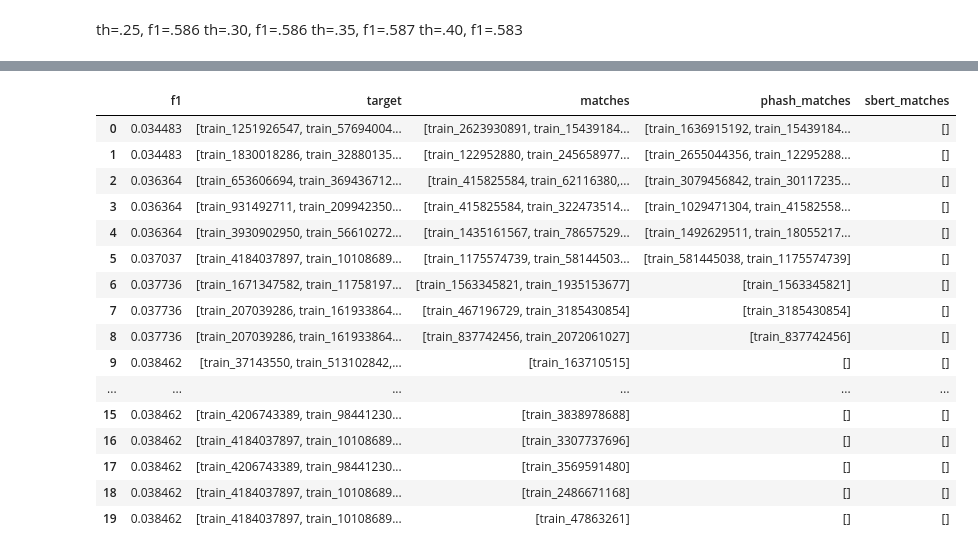
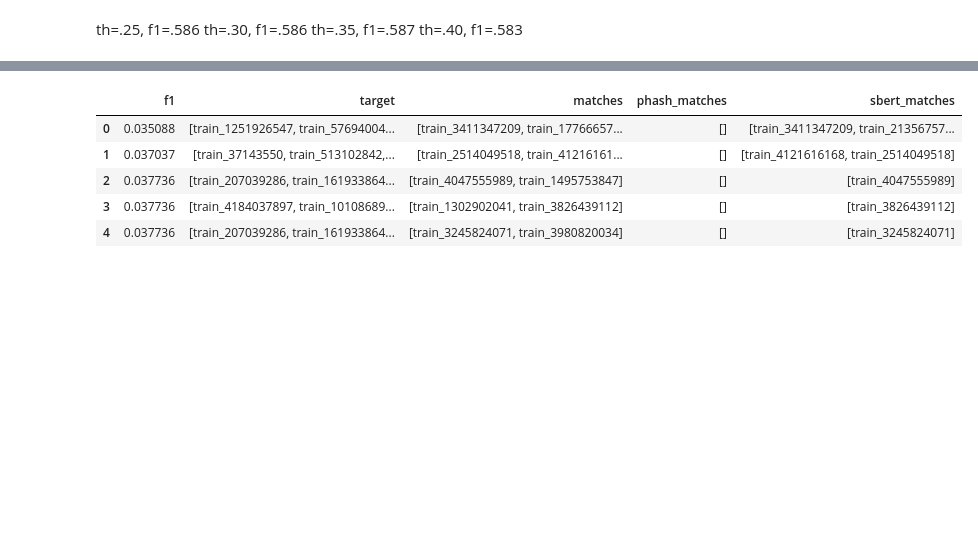
Before and after one commit to seahrh/kaggle-shopee-product-matching, a Jupyter notebook: validation.ipynb, the cells around one changed output, grey strips where cells are left out. Saved outputs shown, nothing was run; the diff lists cells and outputs as text; code cells hidden in the pictures; blank space fills up the shorter version.

```diff
--- a/validation.ipynb
+++ b/validation.ipynb
@@ -31,5 +31,5 @@ th=.35, f1=.587
 th=.40, f1=.583
 # %%
 %%time
-train["phash_matches"] = mylib.phash_matches(train, threshold=0.35)
+train["phash_matches"] = mylib.phash_matches(train, threshold=0.3)
 # %% [output]
@@ -40,12 +40,12 @@ posting_ids = train["posting_id"].tolist()
 sentences = train["title"].tolist()
 # %%
 %%time
-# stsb-distilbert-base
-st_name = "paraphrase-distilroberta-base-v1"
+st_name = "stsb-distilbert-base"
+#st_name = "paraphrase-distilroberta-base-v1"
 train["sbert_matches"] = mylib.sbert_matches(
     model_path=f"pretrained/sentence-transformers/{st_name}",
     sentences=sentences,
     posting_ids=posting_ids,
-    threshold=0.4
+    threshold=0.6
 )
 # %% [output]
@@ -82,21 +82,10 @@ train[cols].head(30)
 # %%
 train.sort_values("f1", ascending=True, inplace=True, ignore_index=True)
-train[cols].head(20)
+train[cols].head()
 # %% [output]
 |  | f1 | target | matches | phash_matches | sbert_matches |
-| 0 | 0.034483 | [train_1251926547, train_57694004... | [train_2623930891, train_15439184... | [train_1636915192, train_15439184... | [] |
-| 1 | 0.034483 | [train_1830018286, train_32880135... | [train_122952880, train_245658977... | [train_2655044356, train_12295288... | [] |
-| 2 | 0.036364 | [train_653606694, train_369436712... | [train_415825584, train_62116380,... | [train_3079456842, train_30117235... | [] |
-| 3 | 0.036364 | [train_931492711, train_209942350... | [train_415825584, train_322473514... | [train_1029471304, train_41582558... | [] |
-| 4 | 0.036364 | [train_3930902950, train_56610272... | [train_1435161567, train_78657529... | [train_1492629511, train_18055217... | [] |
-| 5 | 0.037037 | [train_4184037897, train_10108689... | [train_1175574739, train_58144503... | [train_581445038, train_1175574739] | [] |
-| 6 | 0.037736 | [train_1671347582, train_11758197... | [train_1563345821, train_1935153677] | [train_1563345821] | [] |
-| 7 | 0.037736 | [train_207039286, train_161933864... | [train_467196729, train_3185430854] | [train_3185430854] | [] |
-| 8 | 0.037736 | [train_207039286, train_161933864... | [train_837742456, train_2072061027] | [train_837742456] | [] |
-| 9 | 0.038462 | [train_37143550, train_513102842,... | [train_163710515] | [] | [] |
-| ... | ... | ... | ... | ... | ... |
-| 15 | 0.038462 | [train_4206743389, train_98441230... | [train_3838978688] | [] | [] |
-| 16 | 0.038462 | [train_4184037897, train_10108689... | [train_3307737696] | [] | [] |
-| 17 | 0.038462 | [train_4206743389, train_98441230... | [train_3569591480] | [] | [] |
-| 18 | 0.038462 | [train_4184037897, train_10108689... | [train_2486671168] | [] | [] |
-| 19 | 0.038462 | [train_4184037897, train_10108689... | [train_47863261] | [] | [] |
+| 0 | 0.035088 | [train_1251926547, train_57694004... | [train_3411347209, train_17766657... | [] | [train_3411347209, train_21356757... |
+| 1 | 0.037037 | [train_37143550, train_513102842,... | [train_2514049518, train_41216161... | [] | [train_4121616168, train_2514049518] |
+| 2 | 0.037736 | [train_207039286, train_161933864... | [train_4047555989, train_1495753847] | [] | [train_4047555989] |
+| 3 | 0.037736 | [train_4184037897, train_10108689... | [train_1302902041, train_3826439112] | [] | [train_3826439112] |
+| 4 | 0.037736 | [train_207039286, train_161933864... | [train_3245824071, train_3980820034] | [] | [train_3245824071] |
```
Also changed, not shown: parts of 4 cells of this notebook, 2 other files.
